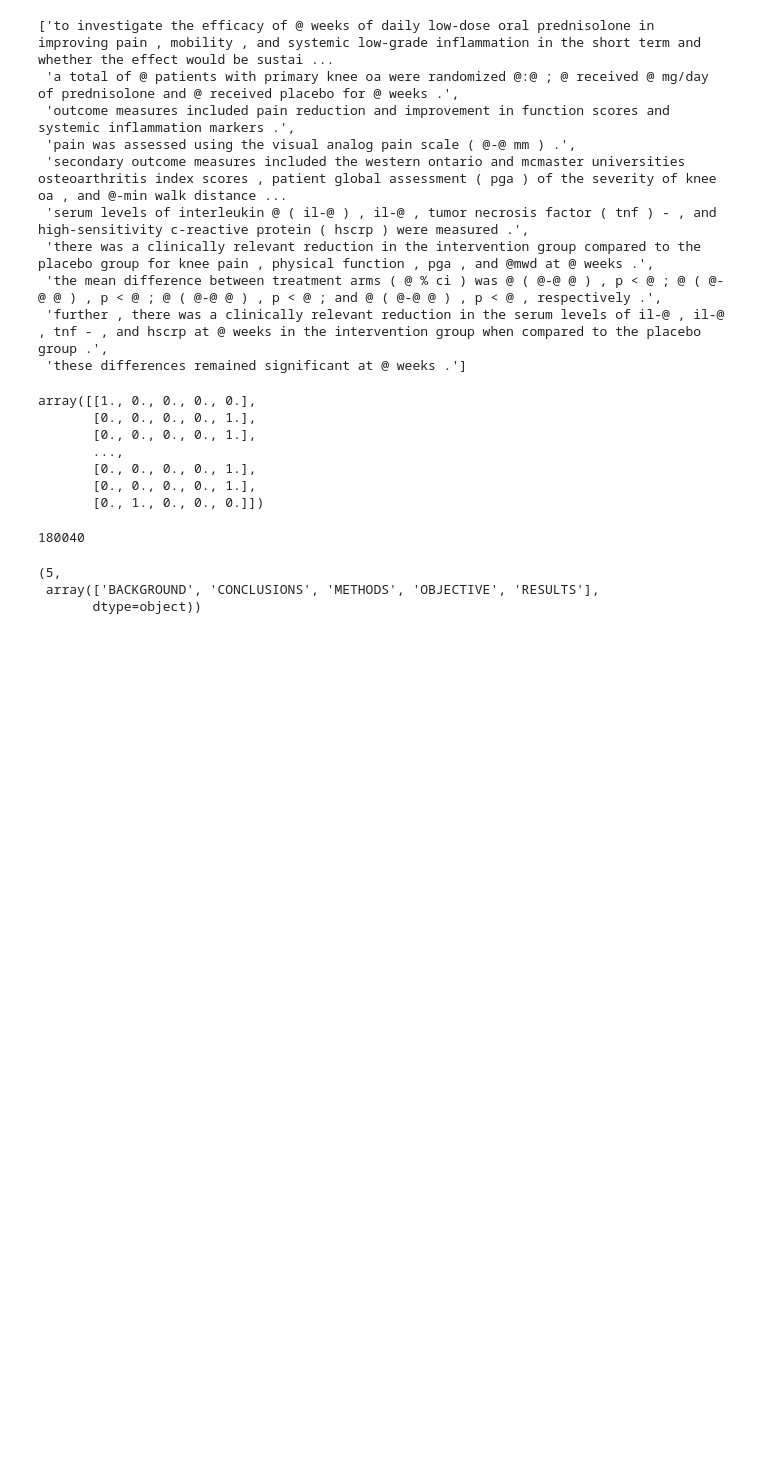
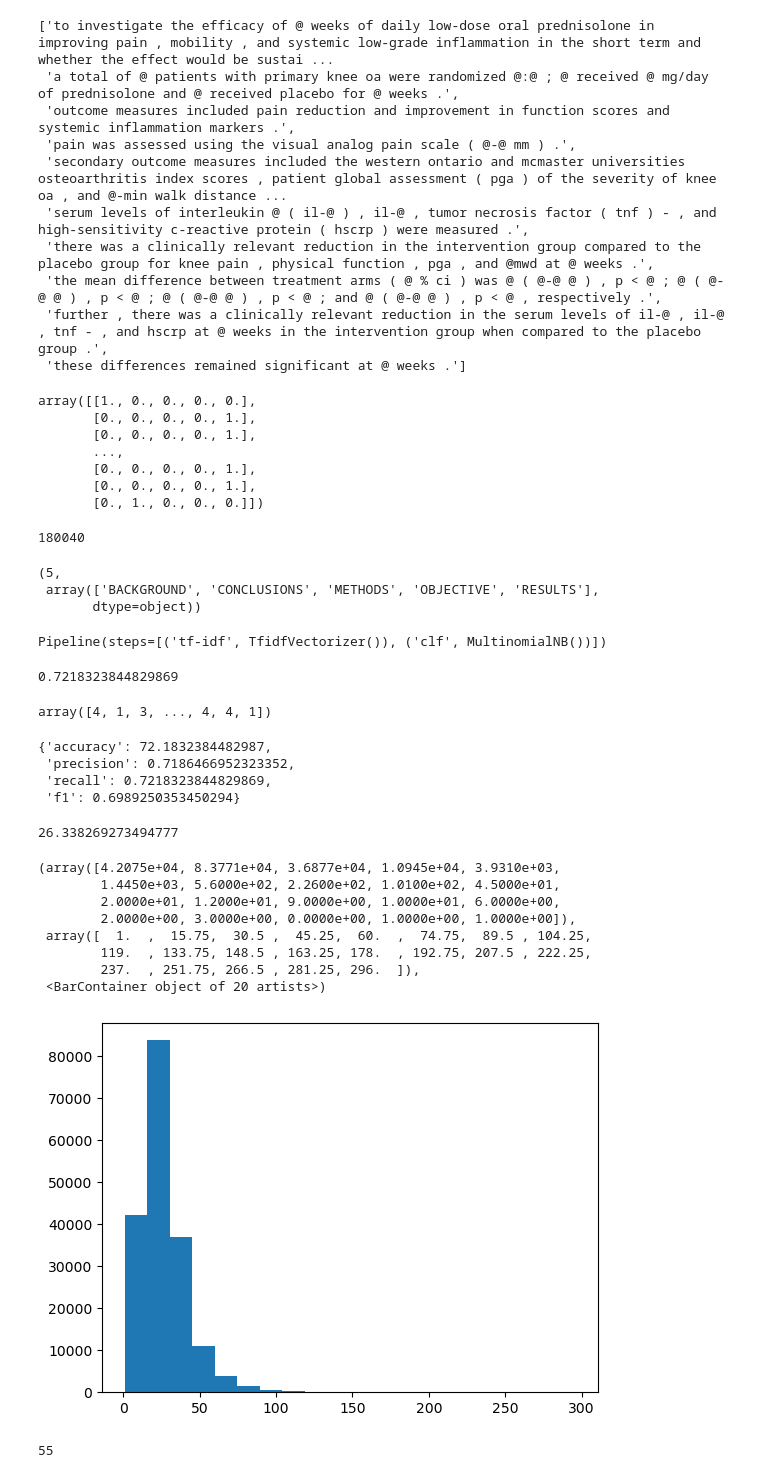
Before and after one commit to vivek11416/tensorFlow, a Jupyter notebook: NLPFundamentals/SkimLit.ipynb, the cells around one changed output. Saved outputs shown, nothing was run; the diff lists cells and outputs as text; code cells hidden in the pictures; blank space fills up the shorter version.

```diff
--- a/NLPFundamentals/SkimLit.ipynb
+++ b/NLPFundamentals/SkimLit.ipynb
@@ -204,3 +205,68 @@ num_classes,class_names
 (5,
  array(['BACKGROUND', 'CONCLUSIONS', 'METHODS', 'OBJECTIVE', 'RESULTS'],
        dtype=object))
+# %%
+#009 Model 0 Creating, fitting and evaluating a baseline model for SkimLit
+#Starting a series of modelling experiments
+from sklearn.feature_extraction.text import TfidfVectorizer
+from sklearn.naive_bayes import MultinomialNB
+from sklearn.pipeline import Pipeline
+model_0 = Pipeline([
+    ("tf-idf",TfidfVectorizer()),
+    ("clf",MultinomialNB())
+])
+
+model_0.fit(X=train_sentences,y=train_labels_encoded)
+# %% [output]
+Pipeline(steps=[('tf-idf', TfidfVectorizer()), ('clf', MultinomialNB())])
+# %%
+model_0.score(X = val_sentences,
+              y=val_labels_encoded)
+# %% [output]
+0.7218323844829869
+# %%
+baseline_preds = model_0.predict(val_sentences)
+baseline_preds
+# %% [output]
+array([4, 1, 3, ..., 4, 4, 1])
+# %%
+from helper_functions import calculate_results
+baseline_results = calculate_results(y_true=val_labels_encoded,
+                                     y_pred=baseline_preds)
+baseline_results
+# %% [output]
+{'accuracy': 72.1832384482987,
+ 'precision': 0.7186466952323352,
+ 'recall': 0.7218323844829869,
+ 'f1': 0.6989250353450294}
+# %%
+#010 Preparing our data for deep sequence models
+import numpy as np
+import tensorflow as tf
+from tensorflow.keras import layers
+
+#How long each sentence is on average?
+sent_lens = [len(sentence.split()) for sentence in train_sentences]
+avg_sent_len = np.mean(sent_lens)
+avg_sent_len
+# %% [output]
+26.338269273494777
+# %%
+#Distribution
+import matplotlib.pyplot as plt
+plt.hist(sent_lens,bins=20)
+# %% [output]
+(array([4.2075e+04, 8.3771e+04, 3.6877e+04, 1.0945e+04, 3.9310e+03,
+        1.4450e+03, 5.6000e+02, 2.2600e+02, 1.0100e+02, 4.5000e+01,
+        2.0000e+01, 1.2000e+01, 9.0000e+00, 1.0000e+01, 6.0000e+00,
+        2.0000e+00, 3.0000e+00, 0.0000e+00, 1.0000e+00, 1.0000e+00]),
+ array([  1.  ,  15.75,  30.5 ,  45.25,  60.  ,  74.75,  89.5 , 104.25,
+        119.  , 133.75, 148.5 , 163.25, 178.  , 192.75, 207.5 , 222.25,
+        237.  , 251.75, 266.5 , 281.25, 296.  ]),
+ <BarContainer object of 20 artists>)
+[figure, added]
+# %%
+output_seq_len = int(np.percentile(sent_lens,95))
+output_seq_len
+# %% [output]
+55
```
Also changed, not shown: parts of 11 cells of this notebook.
